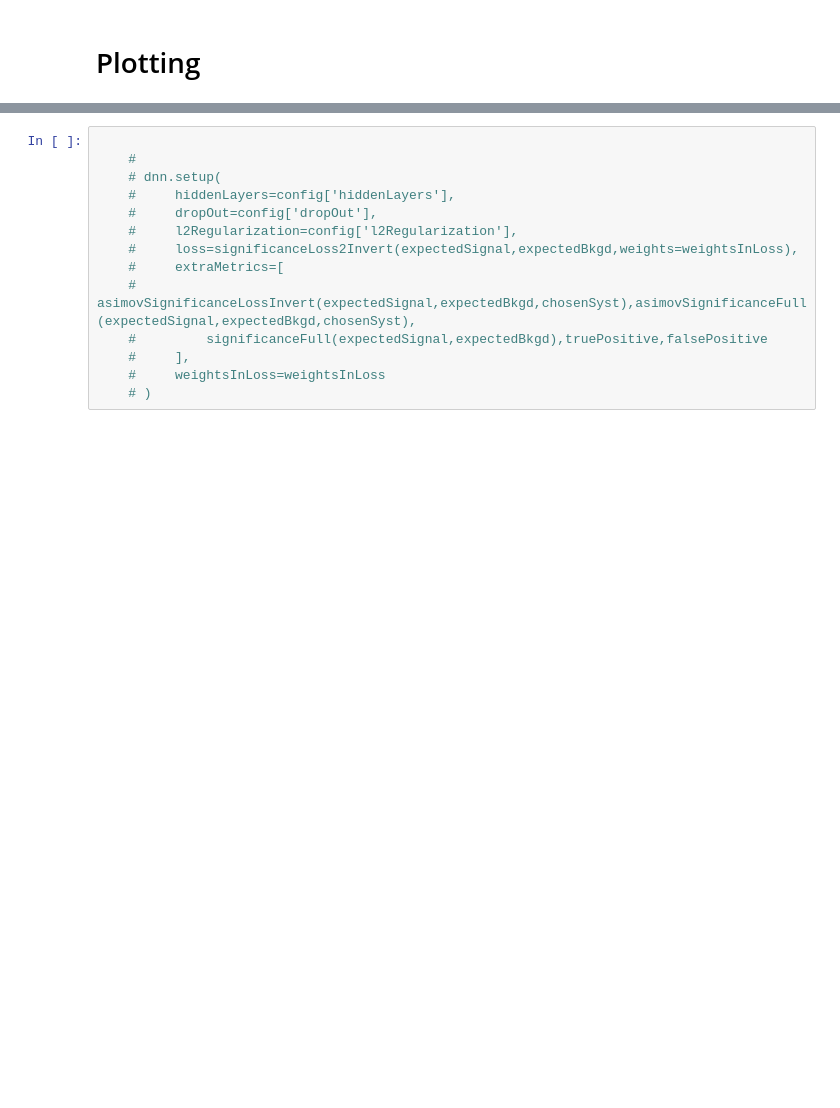
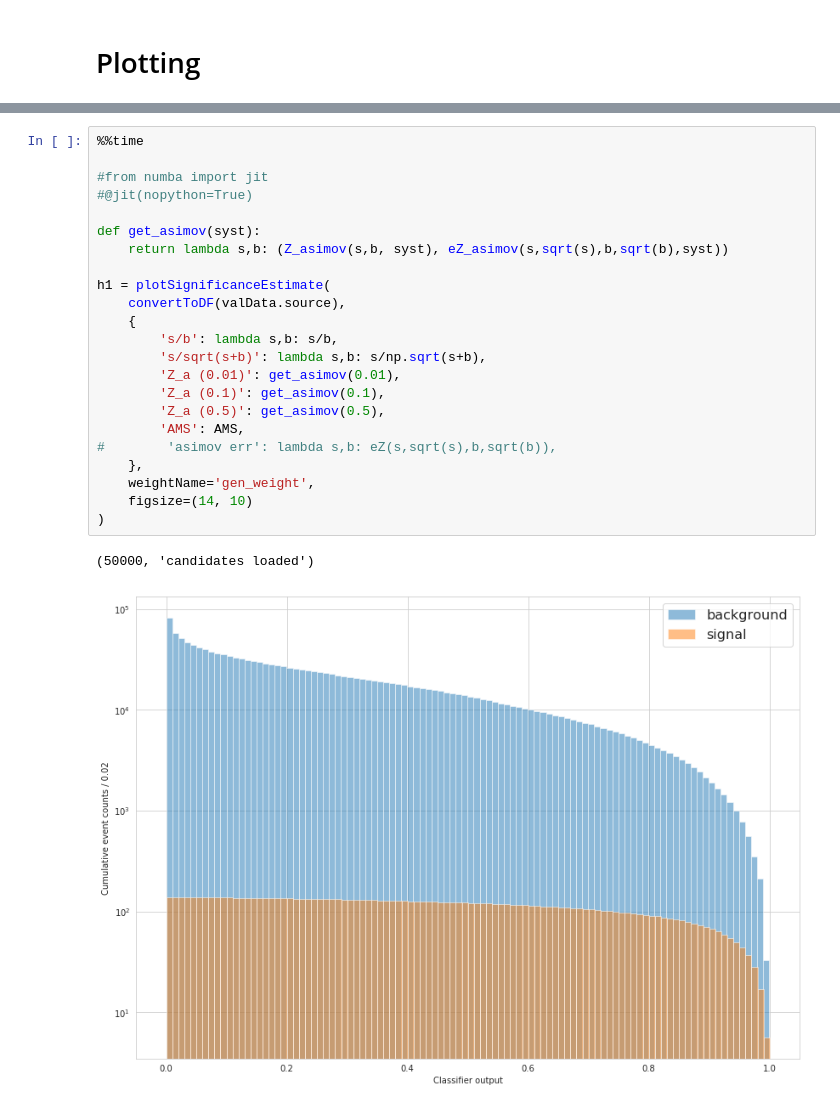
Before and after one commit to telenz/QCHS-2018, a Jupyter notebook: Notebooks/1_1_Model_Baseline-ReLU-CLR.ipynb, the cells around one changed output, grey strips where cells are left out. Saved outputs shown, nothing was run; the diff lists cells and outputs as text; blank space fills up the shorter version.

```diff
--- a/Notebooks/1_1_Model_Baseline-ReLU-CLR.ipynb
+++ b/Notebooks/1_1_Model_Baseline-ReLU-CLR.ipynb
@@ -413,14 +377,26 @@ h1 = plotSignificanceEstimate(
-# %%
-
-    #
-    # dnn.setup(
-    #     hiddenLayers=config['hiddenLayers'],
-    #     dropOut=config['dropOut'],
-    #     l2Regularization=config['l2Regularization'],
-    #     loss=significanceLoss2Invert(expectedSignal,expectedBkgd,weights=weightsInLoss),
-    #     extraMetrics=[
-    #         asimovSignificanceLossInvert(expectedSignal,expectedBkgd,chosenSyst),asimovSignificanceFull(expectedSignal,expectedBkgd,chosenSyst),
-    #         significanceFull(expectedSignal,expectedBkgd),truePositive,falsePositive
-    #     ],
-    #     weightsInLoss=weightsInLoss
-    # )
+# %%
+%%time
+
+#from numba import jit
+#@jit(nopython=True)
+
+def get_asimov(syst):
+    return lambda s,b: (Z_asimov(s,b, syst), eZ_asimov(s,sqrt(s),b,sqrt(b),syst))
+
+h1 = plotSignificanceEstimate(
+    convertToDF(valData.source),
+    {
+        's/b': lambda s,b: s/b,
+        's/sqrt(s+b)': lambda s,b: s/np.sqrt(s+b),
+        'Z_a (0.01)': get_asimov(0.01),
+        'Z_a (0.1)': get_asimov(0.1),
+        'Z_a (0.5)': get_asimov(0.5),
+        'AMS': AMS,
+#        'asimov err': lambda s,b: eZ(s,sqrt(s),b,sqrt(b)),
+    },
+    weightName='gen_weight',
+    figsize=(14, 10)
+)
+# %% [output]
+(50000, 'candidates loaded')
+[figure, added]
```
Also changed, not shown: parts of 6 cells of this notebook, 8 other files.
